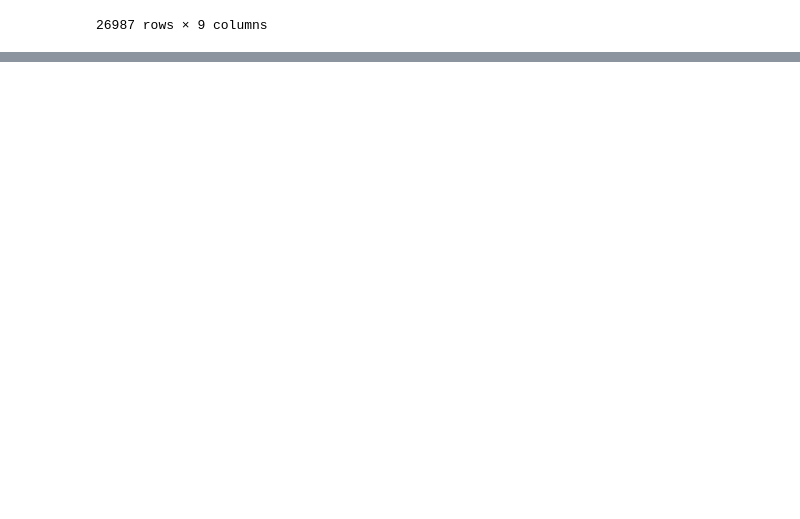
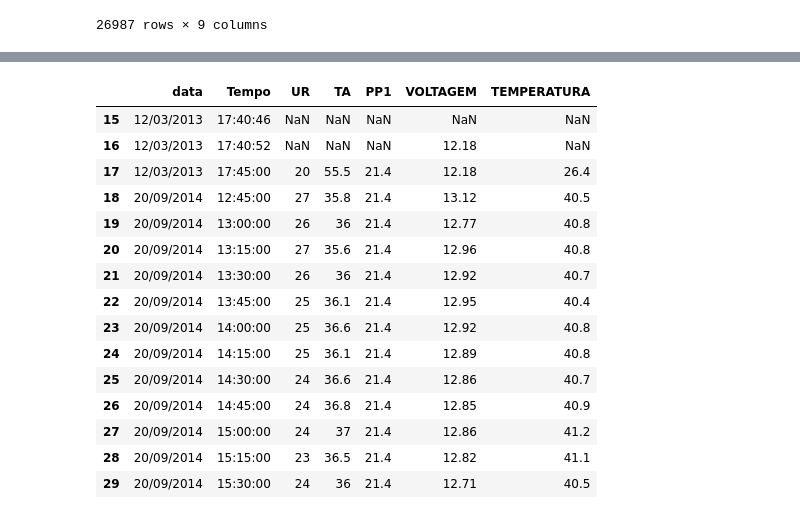
Before and after one commit to mariaclira/dados_chuvas, a Jupyter notebook: datalogger1.ipynb, the cells around one changed output, grey strips where cells are left out. Saved outputs shown, nothing was run; the diff lists cells and outputs as text; code cells hidden in the pictures; blank space fills up the shorter version.

```diff
--- a/datalogger1.ipynb
+++ b/datalogger1.ipynb
@@ -54,7 +53,7 @@ pd.DataFrame.head(info_datalogger, n = 10)
 # %%
-#dados = dados.drop(0, axis=0)
-#dados = dados.drop(1, axis=0)
-#dados = dados.drop(2, axis=0)
+dados = dados.drop(0, axis=0)
+dados = dados.drop(1, axis=0)
+dados = dados.drop(2, axis=0)
 dados = dados.drop(3, axis=0)
 dados = dados.drop(4, axis=0)
 dados = dados.drop(5, axis=0)
@@ -86,11 +87,30 @@ display(dados)
 # %%
 dados = dados.rename(columns={'iLink Unload File': 'data'})
 dados = dados.rename(columns={'Unnamed: 1': 'Tempo'})
 dados = dados.rename(columns={'Unnamed: 2': 'Reiniciar'})
 dados = dados.rename(columns={'Unnamed: 3': 'UR'})
 dados = dados.rename(columns={'Unnamed: 4': 'TA'})
 dados = dados.rename(columns={'Unnamed: 5': 'PP1'})
 dados = dados.rename(columns={'Unnamed: 6': 'PP2'})
 dados = dados.rename(columns={'Unnamed: 7': 'VOLTAGEM'})
 dados = dados.rename(columns={'Unnamed: 8': 'TEMPERATURA'})
-#dados = dados.drop('Unnamed: 2', axis=1)
+dados = dados.drop('Reiniciar', axis=1)
+dados = dados.drop('PP2', axis=1)
+pd.DataFrame.head(dados, n=15)
+# %% [output]
+|  | data | Tempo | UR | TA | PP1 | VOLTAGEM | TEMPERATURA |
+| 15 | 12/03/2013 | 17:40:46 | NaN | NaN | NaN | NaN | NaN |
+| 16 | 12/03/2013 | 17:40:52 | NaN | NaN | NaN | 12.18 | NaN |
+| 17 | 12/03/2013 | 17:45:00 | 20 | 55.5 | 21.4 | 12.18 | 26.4 |
+| 18 | 20/09/2014 | 12:45:00 | 27 | 35.8 | 21.4 | 13.12 | 40.5 |
+| 19 | 20/09/2014 | 13:00:00 | 26 | 36 | 21.4 | 12.77 | 40.8 |
+| 20 | 20/09/2014 | 13:15:00 | 27 | 35.6 | 21.4 | 12.96 | 40.8 |
+| 21 | 20/09/2014 | 13:30:00 | 26 | 36 | 21.4 | 12.92 | 40.7 |
+| 22 | 20/09/2014 | 13:45:00 | 25 | 36.1 | 21.4 | 12.95 | 40.4 |
+| 23 | 20/09/2014 | 14:00:00 | 25 | 36.6 | 21.4 | 12.92 | 40.8 |
+| 24 | 20/09/2014 | 14:15:00 | 25 | 36.1 | 21.4 | 12.89 | 40.8 |
+| 25 | 20/09/2014 | 14:30:00 | 24 | 36.6 | 21.4 | 12.86 | 40.7 |
+| 26 | 20/09/2014 | 14:45:00 | 24 | 36.8 | 21.4 | 12.85 | 40.9 |
+| 27 | 20/09/2014 | 15:00:00 | 24 | 37 | 21.4 | 12.86 | 41.2 |
+| 28 | 20/09/2014 | 15:15:00 | 23 | 36.5 | 21.4 | 12.82 | 41.1 |
+| 29 | 20/09/2014 | 15:30:00 | 24 | 36 | 21.4 | 12.71 | 40.5 |
```
Also changed, not shown: parts of 6 cells of this notebook.
